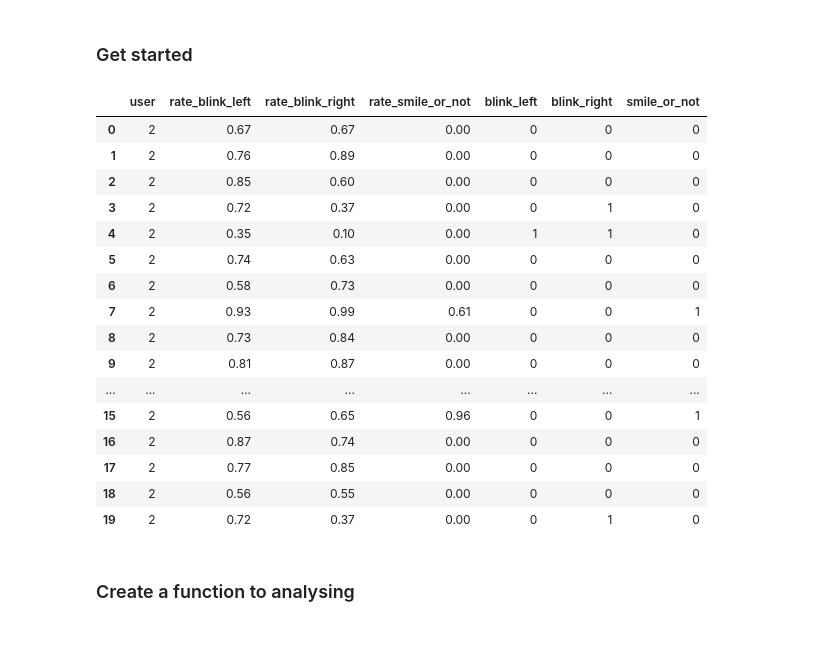
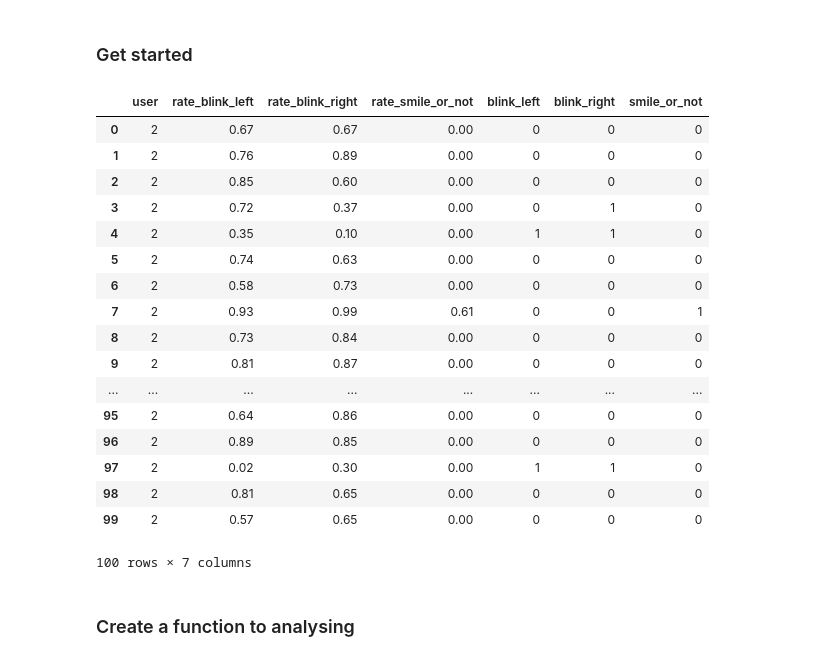
Before and after one commit to thiagomarquesrocha/Kaio-machine-learning-human-face-detection, a Jupyter notebook: server/classify_who_is_notebook.ipynb, the cells around one changed output. Drawn from its saved outputs; the diff is of its cells as text; code cells hidden in the pictures.

```diff
--- a/server/classify_who_is_notebook.ipynb
+++ b/server/classify_who_is_notebook.ipynb
@@ -24,39 +24,40 @@ import visuals as vs
 X, Y, df = get_full_data()
 
 #df = df.sample(frac=1)
 
 #X = df[df['user'] == 2][['rate_blink_left', 'rate_blink_right', 'rate_smile_or_not', 'blink_left', 'blink_right', 'smile_or_not']]
 #Y = df[df['user'] == 2]['user']
 
 #X = df[['blink_left', 'blink_right', 'smile_or_not']]
 # Y = df['user']
 
 Xdummies_df = pd.get_dummies(X)
 Ydummies_df = Y
 
 X = Xdummies_df.values
 Y = Ydummies_df.values
 
 # Print the first few entries of the RMS Titanic data
-display(df.head(20))
+display(df.head(100))
 # %% [output]
 |  | user | rate_blink_left | rate_blink_right | rate_smile_or_not | blink_left | blink_right | smile_or_not |
 | 0 | 2 | 0.67 | 0.67 | 0.00 | 0 | 0 | 0 |
 | 1 | 2 | 0.76 | 0.89 | 0.00 | 0 | 0 | 0 |
 | 2 | 2 | 0.85 | 0.60 | 0.00 | 0 | 0 | 0 |
 | 3 | 2 | 0.72 | 0.37 | 0.00 | 0 | 1 | 0 |
 | 4 | 2 | 0.35 | 0.10 | 0.00 | 1 | 1 | 0 |
 | 5 | 2 | 0.74 | 0.63 | 0.00 | 0 | 0 | 0 |
 | 6 | 2 | 0.58 | 0.73 | 0.00 | 0 | 0 | 0 |
 | 7 | 2 | 0.93 | 0.99 | 0.61 | 0 | 0 | 1 |
 | 8 | 2 | 0.73 | 0.84 | 0.00 | 0 | 0 | 0 |
 | 9 | 2 | 0.81 | 0.87 | 0.00 | 0 | 0 | 0 |
 | ... | ... | ... | ... | ... | ... | ... | ... |
-| 15 | 2 | 0.56 | 0.65 | 0.96 | 0 | 0 | 1 |
-| 16 | 2 | 0.87 | 0.74 | 0.00 | 0 | 0 | 0 |
-| 17 | 2 | 0.77 | 0.85 | 0.00 | 0 | 0 | 0 |
-| 18 | 2 | 0.56 | 0.55 | 0.00 | 0 | 0 | 0 |
-| 19 | 2 | 0.72 | 0.37 | 0.00 | 0 | 1 | 0 |
+| 95 | 2 | 0.64 | 0.86 | 0.00 | 0 | 0 | 0 |
+| 96 | 2 | 0.89 | 0.85 | 0.00 | 0 | 0 | 0 |
+| 97 | 2 | 0.02 | 0.30 | 0.00 | 1 | 1 | 0 |
+| 98 | 2 | 0.81 | 0.65 | 0.00 | 0 | 0 | 0 |
+| 99 | 2 | 0.57 | 0.65 | 0.00 | 0 | 0 | 0 |
+100 rows × 7 columns
 # %% [markdown]
 ### Create a function to analysing
 # %%
```
Also changed, not shown: parts of 6 cells of this notebook, 8 other files.
